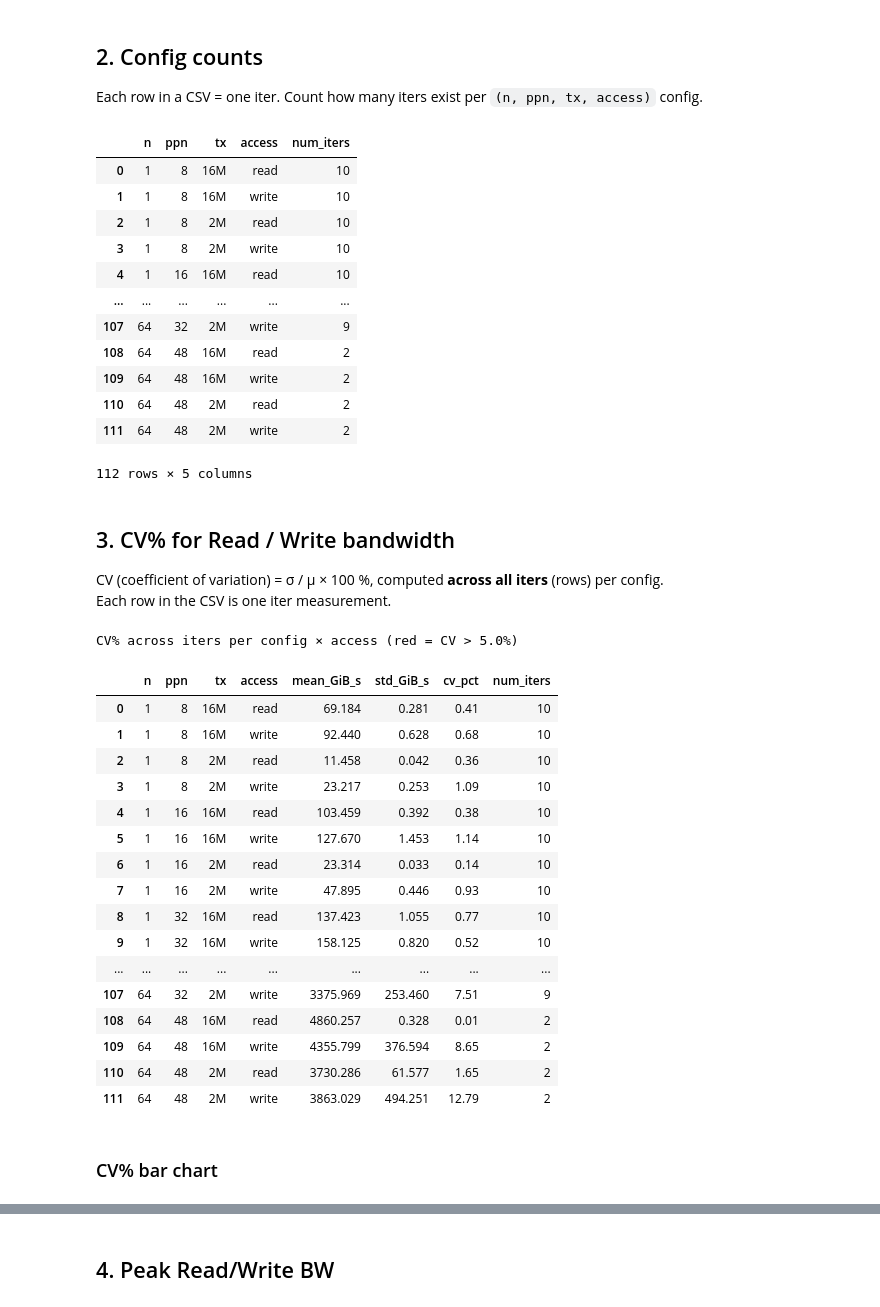
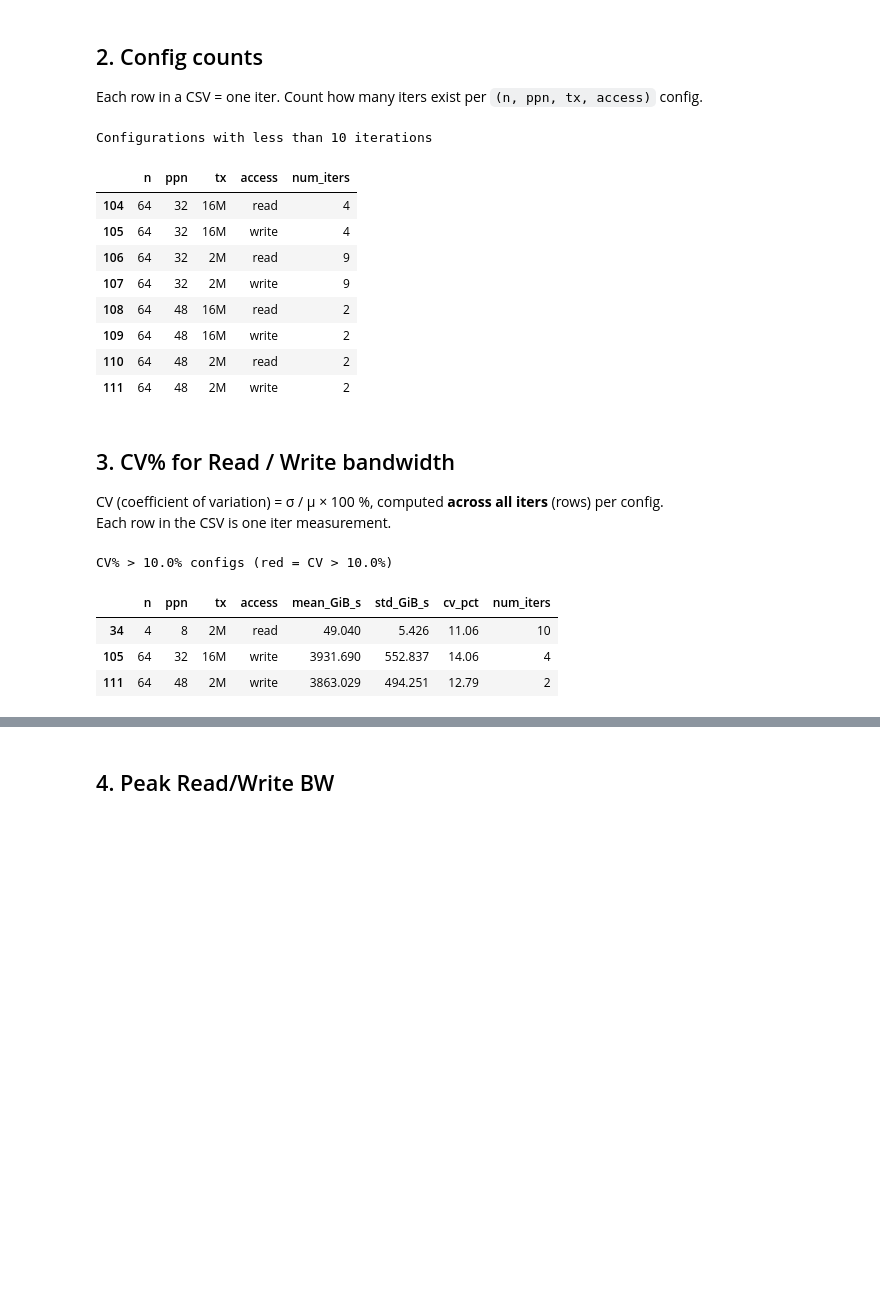
Before and after one commit to cissieAB/pdsw26_daos-bench, a Jupyter notebook: results/aurora/ior/ior-rw/ior_rw_analysis.ipynb, the cells around one changed output, grey strips where cells are left out. Saved outputs shown, nothing was run; the diff lists cells and outputs as text; code cells hidden in the pictures; blank space fills up the shorter version.

```diff
--- a/results/aurora/ior/ior-rw/ior_rw_analysis.ipynb
+++ b/results/aurora/ior/ior-rw/ior_rw_analysis.ipynb
@@ -74,21 +74,20 @@ iter_counts = (
     .sort_values(config_cols + ["access"])
     .reset_index(drop=True)
 )
-iter_counts
+
+print("Configurations with less than 10 iterations")
+iter_counts[iter_counts["num_iters"] < 10]
 # %% [output]
+Configurations with less than 10 iterations
 |  | n | ppn | tx | access | num_iters |
-| 0 | 1 | 8 | 16M | read | 10 |
-| 1 | 1 | 8 | 16M | write | 10 |
-| 2 | 1 | 8 | 2M | read | 10 |
-| 3 | 1 | 8 | 2M | write | 10 |
-| 4 | 1 | 16 | 16M | read | 10 |
-| ... | ... | ... | ... | ... | ... |
+| 104 | 64 | 32 | 16M | read | 4 |
+| 105 | 64 | 32 | 16M | write | 4 |
+| 106 | 64 | 32 | 2M | read | 9 |
 | 107 | 64 | 32 | 2M | write | 9 |
 | 108 | 64 | 48 | 16M | read | 2 |
 | 109 | 64 | 48 | 16M | write | 2 |
 | 110 | 64 | 48 | 2M | read | 2 |
 | 111 | 64 | 48 | 2M | write | 2 |
-112 rows × 5 columns
 # %% [markdown]
 ## 3. CV% for Read / Write bandwidth
 
@@ -97,44 +96,31 @@ Each row in the CSV is one iter measurement.
 # %%
 def cv_pct(x):
     return x.std(ddof=1) / x.mean() * 100 if len(x) > 1 and x.mean() != 0 else np.nan
 
 stats = (
     combined.groupby(config_cols + ["access"])["bw_GiB_s"]
     .agg(mean_GiB_s="mean", std_GiB_s="std", cv_pct=cv_pct, num_iters="count")
     .reset_index()
     .sort_values(config_cols + ["access"])
 )
 
-CV_THRESH = 5.0
+CV_THRESH = 10.0
 
 def highlight_high_cv(row):
     color = "background-color: #ffe0e0" if pd.notna(row["cv_pct"]) and row["cv_pct"] > CV_THRESH else ""
     return [color] * len(row)
 
+high_cv = stats[stats["cv_pct"] > CV_THRESH]
+
 display(
-    stats.style
+    high_cv.style
     .apply(highlight_high_cv, axis=1)
     .format({"mean_GiB_s": "{:.3f}", "std_GiB_s": "{:.3f}", "cv_pct": "{:.2f}"}, na_rep="—")
-    .set_caption(f"CV% across iters per config × access  (red = CV > {CV_THRESH}%)")
+    .set_caption(f"CV% > {CV_THRESH}% configs  (red = CV > {CV_THRESH}%)")
 )
 # %% [output]
-CV% across iters per config × access (red = CV > 5.0%)
+CV% > 10.0% configs (red = CV > 10.0%)
 |  | n | ppn | tx | access | mean_GiB_s | std_GiB_s | cv_pct | num_iters |
-| 0 | 1 | 8 | 16M | read | 69.184 | 0.281 | 0.41 | 10 |
-| 1 | 1 | 8 | 16M | write | 92.440 | 0.628 | 0.68 | 10 |
-| 2 | 1 | 8 | 2M | read | 11.458 | 0.042 | 0.36 | 10 |
-| 3 | 1 | 8 | 2M | write | 23.217 | 0.253 | 1.09 | 10 |
-| 4 | 1 | 16 | 16M | read | 103.459 | 0.392 | 0.38 | 10 |
-| 5 | 1 | 16 | 16M | write | 127.670 | 1.453 | 1.14 | 10 |
-| 6 | 1 | 16 | 2M | read | 23.314 | 0.033 | 0.14 | 10 |
-| 7 | 1 | 16 | 2M | write | 47.895 | 0.446 | 0.93 | 10 |
-| 8 | 1 | 32 | 16M | read | 137.423 | 1.055 | 0.77 | 10 |
-| 9 | 1 | 32 | 16M | write | 158.125 | 0.820 | 0.52 | 10 |
-| ... | ... | ... | ... | ... | ... | ... | ... | ... |
-| 107 | 64 | 32 | 2M | write | 3375.969 | 253.460 | 7.51 | 9 |
-| 108 | 64 | 48 | 16M | read | 4860.257 | 0.328 | 0.01 | 2 |
-| 109 | 64 | 48 | 16M | write | 4355.799 | 376.594 | 8.65 | 2 |
-| 110 | 64 | 48 | 2M | read | 3730.286 | 61.577 | 1.65 | 2 |
+| 34 | 4 | 8 | 2M | read | 49.040 | 5.426 | 11.06 | 10 |
+| 105 | 64 | 32 | 16M | write | 3931.690 | 552.837 | 14.06 | 4 |
 | 111 | 64 | 48 | 2M | write | 3863.029 | 494.251 | 12.79 | 2 |
-# %% [markdown]
-### CV% bar chart
```
Also changed, not shown: parts of 6 cells of this notebook, 14 other files.
